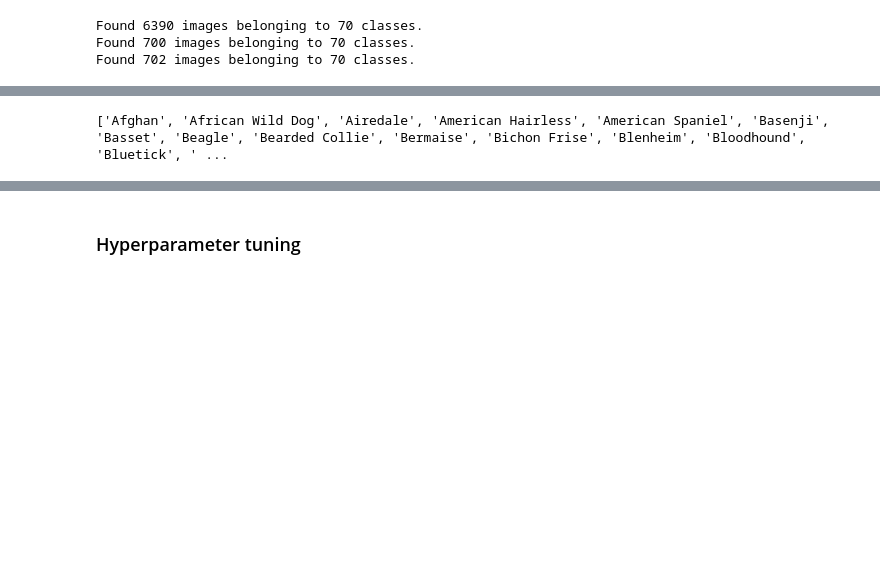
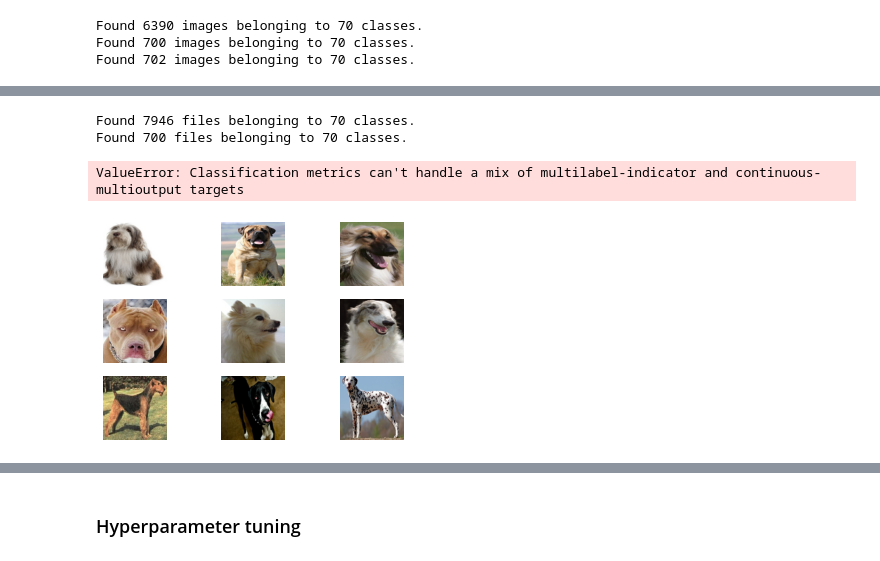
Before and after one commit to TheRealAryanTiwari/AI-In-Biology-Project, a Jupyter notebook: blue_bsc4892/tolingerjiang/Project/AI-In-Biology-Project/Project.ipynb/Project.ipynb, the cells around one changed output, grey strips where cells are left out. Saved outputs shown, nothing was run; the diff lists cells and outputs as text; code cells hidden in the pictures; blank space fills up the shorter version.

Commit message:
progress towards confusion matrix

```diff
--- a/blue_bsc4892/tolingerjiang/Project/AI-In-Biology-Project/Project.ipynb/Project.ipynb
+++ b/blue_bsc4892/tolingerjiang/Project/AI-In-Biology-Project/Project.ipynb/Project.ipynb
@@ -232,8 +254,55 @@ Predicted class: Beagle, Probability: 1.442504708393244e-05
 [figure]
-# %%
-dog_species = [name for name in os.listdir('./test') if os.path.isdir(os.path.join('./test', name))]
-dog_species.sort()
-
-print(dog_species)
-# %% [output]
-['Afghan', 'African Wild Dog', 'Airedale', 'American Hairless', 'American Spaniel', 'Basenji', 'Basset', 'Beagle', 'Bearded Collie', 'Bermaise', 'Bichon Frise', 'Blenheim', 'Bloodhound', 'Bluetick', ' ...
+# %%
+import numpy as np
+import matplotlib.pyplot as plt
+import pandas as pd
+from sklearn.metrics import classification_report, confusion_matrix, ConfusionMatrixDisplay
+from sklearn.preprocessing import MultiLabelBinarizer
+# Input image dimensions, etc.
+resized_height = 224
+resized_width = 224
+num_channel = 3
+num_classes = 14
+batch_size = 128
+
+y_pred_proba = model.predict(valid_images)
+
+train_images = image_dataset_from_directory(
+    './train', labels='inferred', label_mode='categorical',
+     color_mode='rgb', batch_size=batch_size, image_size=(resized_height ,
+    resized_width ), shuffle=True, seed=42,
+    interpolation='bilinear', follow_links=False,
+    crop_to_aspect_ratio=False)
+
+valid_images = image_dataset_from_directory(
+    './valid', labels='inferred', label_mode='categorical',
+     color_mode='rgb', batch_size=batch_size, image_size=(resized_height ,
+    resized_width ), shuffle=True, seed=42,
+    interpolation='bilinear', follow_links=False,
+    crop_to_aspect_ratio=False)
+
+#Note that the images have been loaded with 3 color channels!
+class_names = dog_species
+y_test = []
+# print(class_names)
+for images, labels in train_images.take(1):
+  for i in range(9):
+    ax = plt.subplot(3, 3, i + 1)
+    plt.imshow(images[i].numpy().astype("uint8"))
+    #plt.title(class_names[labels[i]])
+    plt.axis("off")
+    # print(images[i])
+
+for images, labels in valid_images:
+    for i in range(len(labels)):
+        y_test.append(labels[i])
+
+
+cm = confusion_matrix(y_test, y_pred_proba)
+ConfusionMatrixDisplay(cm).plot()
+print(classification_report(y_test, y_pred_proba))
+# %% [output]
+Found 7946 files belonging to 70 classes.
+Found 700 files belonging to 70 classes.
+ValueError: Classification metrics can't handle a mix of multilabel-indicator and continuous-multioutput targets
+[figure, added]
```
Also changed, not shown: parts of 6 cells of this notebook.
